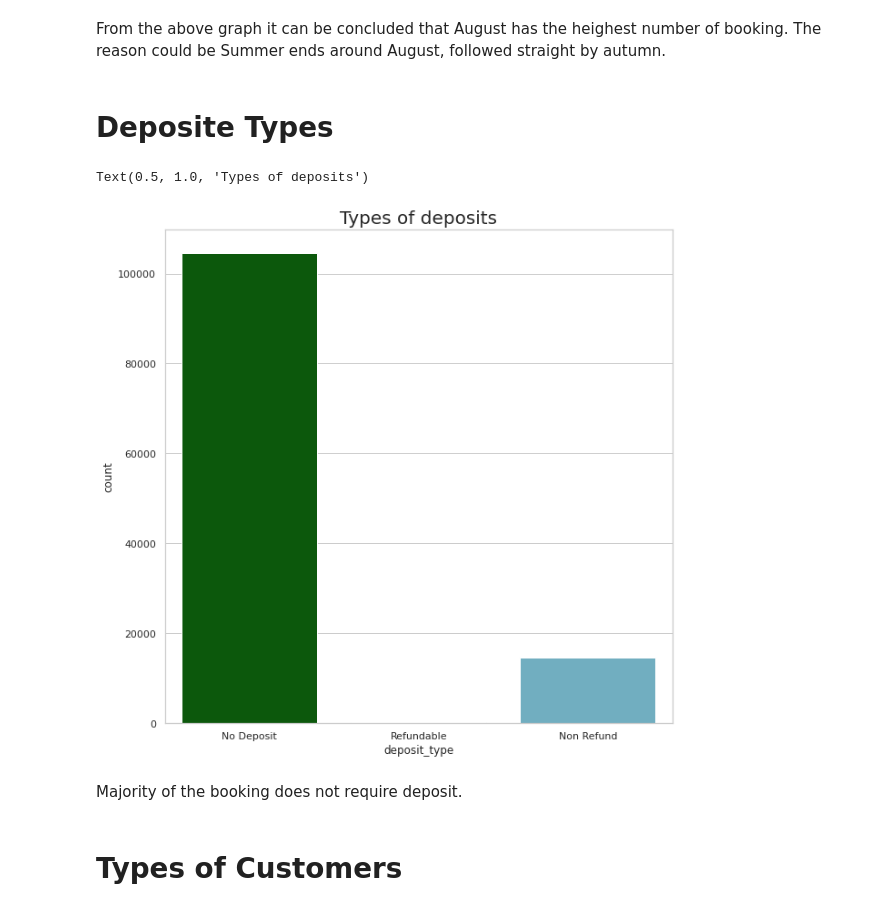
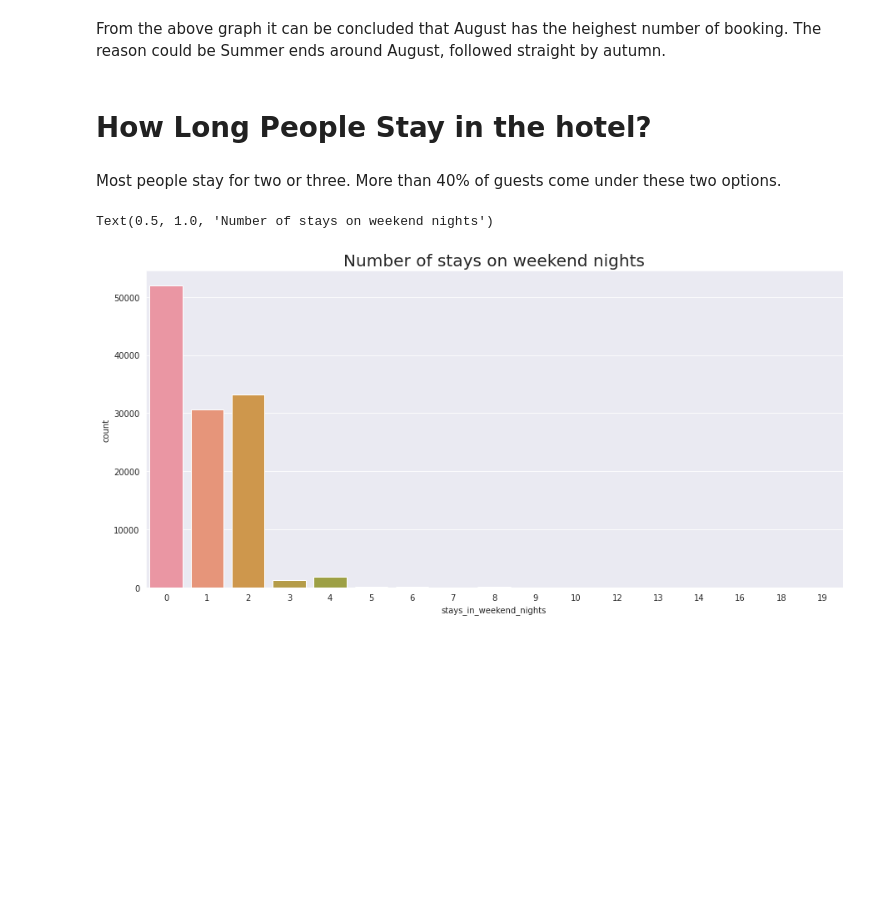
Before and after one commit to amitkumar8486/EDA-Hotel-Booking-Analysis, a Jupyter notebook: EDA_Hotel_Booking_Analysis.ipynb, the cells around one changed output. Cells and saved outputs as stored; diff of their text form; code cells hidden in the pictures; blank space fills up the shorter version.

```diff
--- a/EDA_Hotel_Booking_Analysis.ipynb
+++ b/EDA_Hotel_Booking_Analysis.ipynb
@@ -404,15 +471,13 @@ Text(0, 0.5, 'Count')
 [figure]
 # %% [markdown]
 From the above graph it can be concluded that August has the  heighest number of booking. The reason could be Summer ends around August, followed straight by autumn.
-# %% [markdown]
-# **Deposite Types**
+# %% [markdown]
+# How Long People Stay in the hotel?
+# %% [markdown]
+Most people stay for  two or three. More than 40% of guests come under these two options.
 # %%
-#deposite types
-sns.countplot(data = hotel_df,palette=['darkgreen','skyblue',"c"], x = 'deposit_type').set_title('Types of deposits', fontsize = 20)
+plt.figure(figsize=(15,7))
+sns.countplot(data = hotel_df, x = 'stays_in_weekend_nights').set_title('Number of stays on weekend nights', fontsize = 20)
 # %% [output]
-Text(0.5, 1.0, 'Types of deposits')
+Text(0.5, 1.0, 'Number of stays on weekend nights')
-[figure, old version]
+[figure, new version]
-# %% [markdown]
-Majority of the booking does not require deposit.
-# %% [markdown]
-# **Types of Customers**
```
Also changed, not shown: parts of 20 cells of this notebook.
